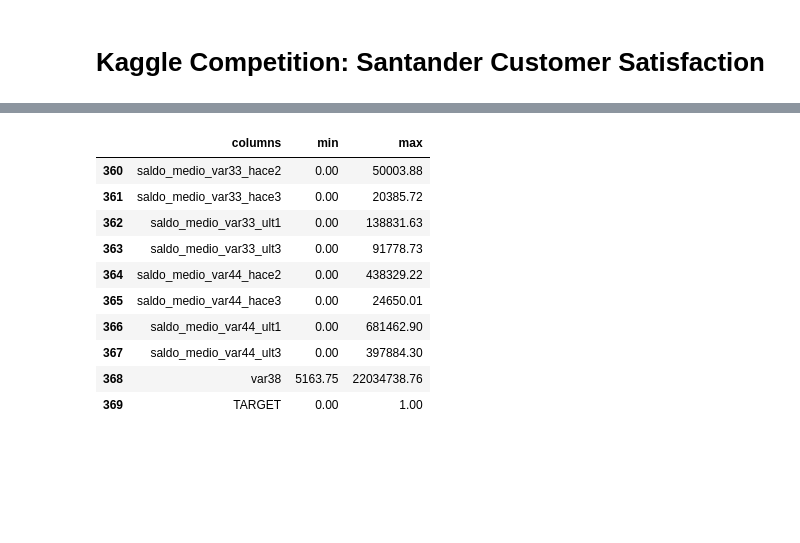
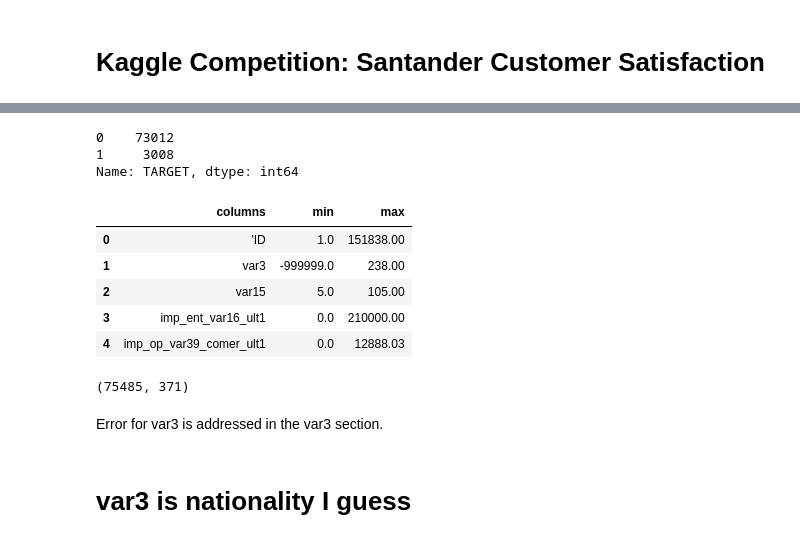
Before and after one commit to sketchychen/kaggle_santander, a Jupyter notebook: Kaggle_Santander.ipynb, the cells around one changed output, grey strips where cells are left out. Saved outputs shown, nothing was run; the diff lists cells and outputs as text; code cells hidden in the pictures; blank space fills up the shorter version.

```diff
--- a/Kaggle_Santander.ipynb
+++ b/Kaggle_Santander.ipynb
@@ -27,0 +11,3 @@ santander.head(10)
+# %%
+train = pd.read_csv('train.csv')
+test = pd.read_csv('test.csv')
@@ -28,18 +30,21 @@ santander.head(10)
+# %%
+# Unhappy campers are categorized as 1's.
+print train.TARGET.value_counts()
+# 3008/76022 = 4% rate of discontent
+# %% [output]
+0    73012
+1     3008
+Name: TARGET, dtype: int64
 # %%
 # check for numbers used as errors/unknowns
-s = pd.DataFrame(santander.columns, columns=['columns'])
-s['min'] = [santander[x].min() for x in santander.columns]
-s['max'] = [santander[x].max() for x in santander.columns]
-s.tail(10)
+s = pd.DataFrame(train.columns, columns=['columns'])
+s['min'] = [train[x].min() for x in train.columns]
+s['max'] = [train[x].max() for x in train.columns]
+s.head()
 # %% [output]
 |  | columns | min | max |
-| 360 | saldo_medio_var33_hace2 | 0.00 | 50003.88 |
-| 361 | saldo_medio_var33_hace3 | 0.00 | 20385.72 |
-| 362 | saldo_medio_var33_ult1 | 0.00 | 138831.63 |
-| 363 | saldo_medio_var33_ult3 | 0.00 | 91778.73 |
-| 364 | saldo_medio_var44_hace2 | 0.00 | 438329.22 |
-| 365 | saldo_medio_var44_hace3 | 0.00 | 24650.01 |
-| 366 | saldo_medio_var44_ult1 | 0.00 | 681462.90 |
-| 367 | saldo_medio_var44_ult3 | 0.00 | 397884.30 |
-| 368 | var38 | 5163.75 | 22034738.76 |
-| 369 | TARGET | 0.00 | 1.00 |
+| 0 | 'ID | 1.0 | 151838.00 |
+| 1 | var3 | -999999.0 | 238.00 |
+| 2 | var15 | 5.0 | 105.00 |
+| 3 | imp_ent_var16_ult1 | 0.0 | 210000.00 |
+| 4 | imp_op_var39_comer_ult1 | 0.0 | 12888.03 |
@@ -55,0 +55,8 @@ santander.plot(kind='scatter', x='var15', y='TARGET', alpha=0.1)
+# %%
+train.shape
+# %% [output]
+(75485, 371)
+# %% [markdown]
+Error for var3 is addressed in the var3 section.
+# %% [markdown]
+# var3 is nationality I guess
```
Also changed, not shown: parts of 21 cells of this notebook, 12 other files.
